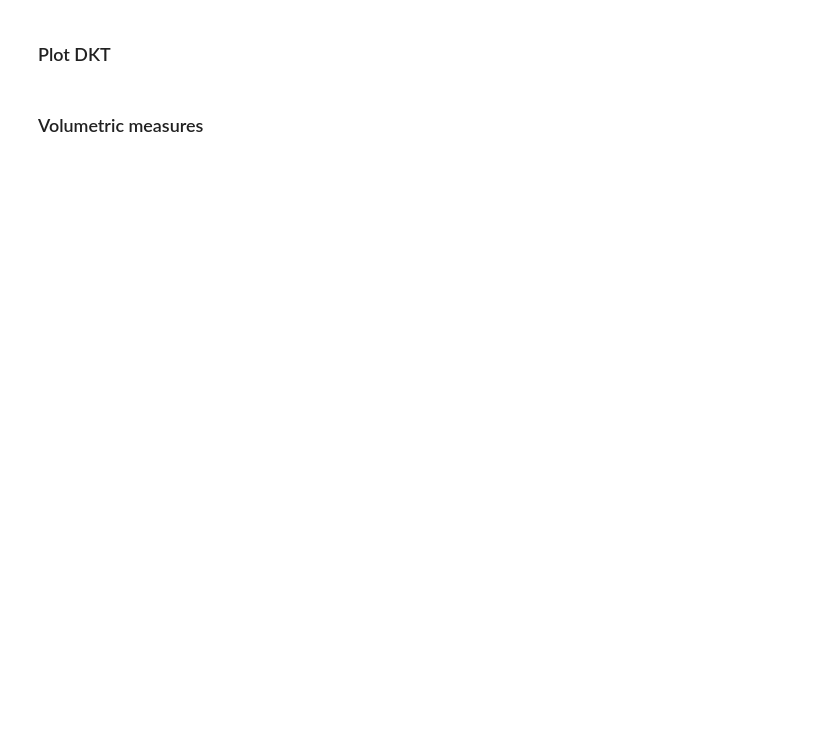
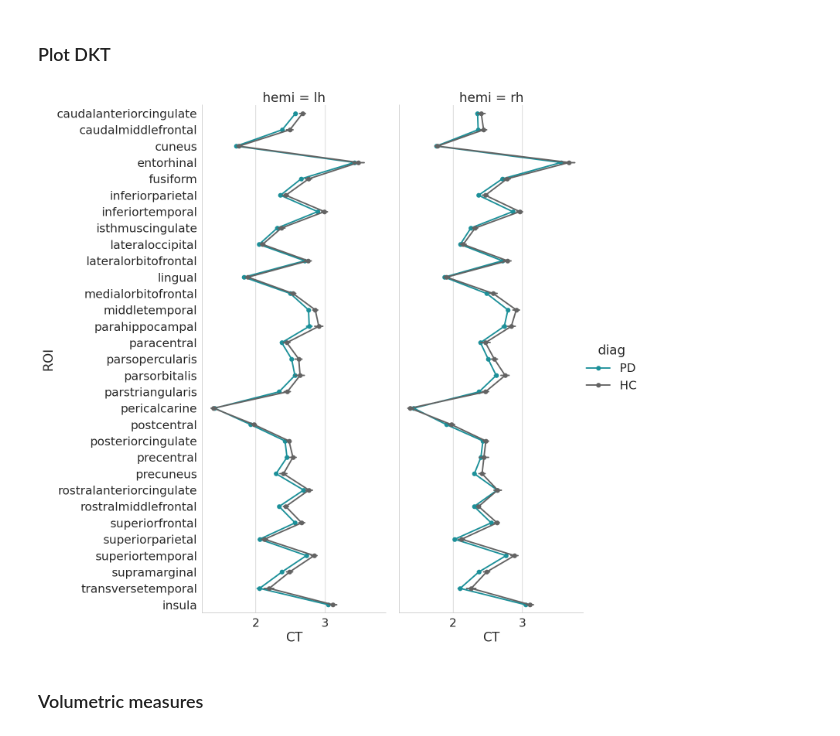
Before and after one commit to neurodatascience/ni-poppy_nimhans, a Jupyter notebook: nipoppy/analysis/anat/FS_stats.ipynb, the cells around one changed output. Saved outputs shown, nothing was run; the diff lists cells and outputs as text; code cells hidden in the pictures; blank space fills up the shorter version.

```diff
--- a/nipoppy/analysis/anat/FS_stats.ipynb
+++ b/nipoppy/analysis/anat/FS_stats.ipynb
@@ -125,4 +127,0 @@ demographics_df.head()
-# %%
-bids_ids = demographics_df["bids_id"].unique()
-demographics_df = demographics_df[demographics_df["bids_id"].isin(bids_ids)]
-demographics_df.head()
@@ -155,7 +161,7 @@ CT_DKT_df.head()
 # %%
 save_results = False
 
-demo_cols = ["participant_id","bids_id", "age","sex","group"]
+demo_cols = ["participant_id","bids_id", "age_assessment","gender","diag"]
 
 lh_CT_DKT_df = CT_DKT_df[demo_cols + list(lh_DKT_ROIs_dict.keys())].copy()
 rh_CT_DKT_df = CT_DKT_df[demo_cols + list(rh_DKT_ROIs_dict.keys())].copy()
@@ -176,22 +200,24 @@ CT_DKT_df.head()
 # %%
 save_fig = False
 
 CT_DKT_df_melt = CT_DKT_df.melt(
     id_vars=demo_cols + ["hemi"],
     var_name="ROI",
     value_name="CT")
 
 plot_df = CT_DKT_df_melt.copy()
 plot_df["ROI"] = plot_df["ROI"].astype(str)
 
-sns.set(font_scale=3)
-plot_kind = "box" # "violin", "boxen", "point", "bar", or “strip”
+sns.set(font_scale=2)
+plot_kind = "point" # "violin", "boxen", "point", "bar", or “strip”
 with sns.axes_style("whitegrid"):
-    g = sns.catplot(y="ROI",x="CT", hue="group", col="hemi",kind=plot_kind,palette=palette, data=plot_df, aspect=0.5, height=20)
+    g = sns.catplot(y="ROI",x="CT", hue="diag", col="hemi",kind=plot_kind,palette=palette, data=plot_df, aspect=0.5, height=15)
     # g.tick_params(axis='x', rotation=90, labelsize=14)
 
 if save_fig:
     g.savefig(f"{figs_dir}/DKT.png")
+# %% [output]
+[figure, added]
 # %% [markdown]
 ### Volumetric measures
 # %%
```
Also changed, not shown: parts of 13 cells of this notebook, 4 other files.
